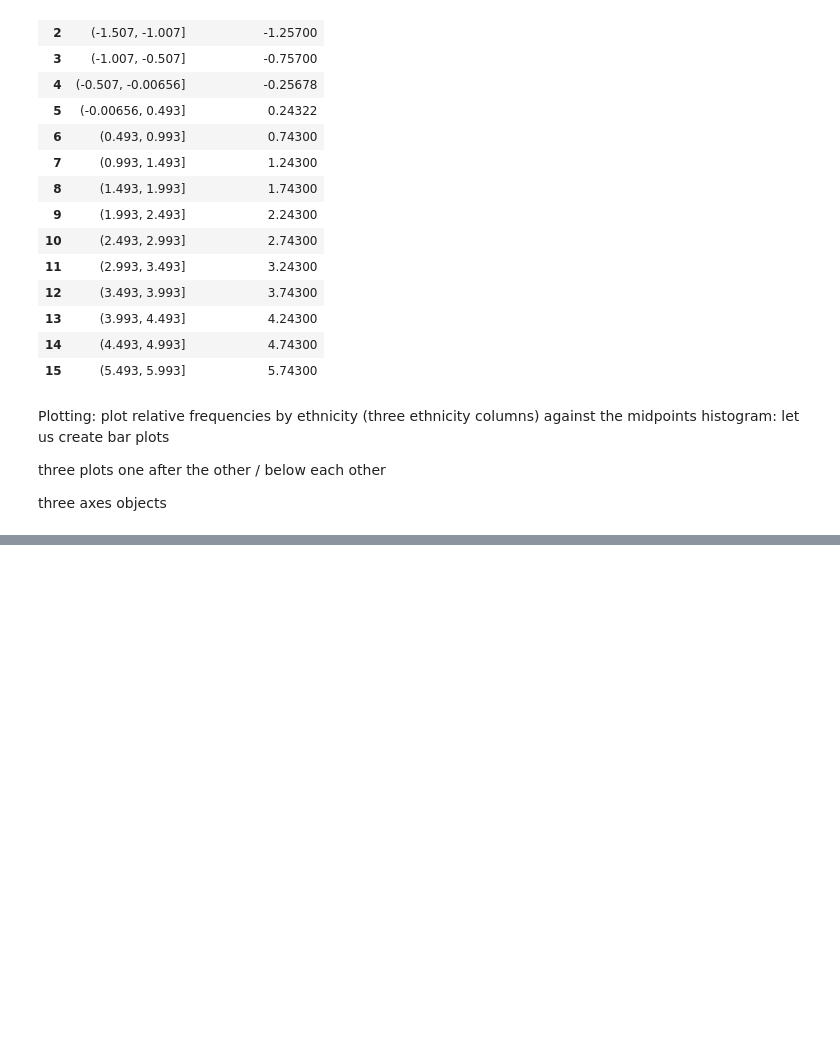
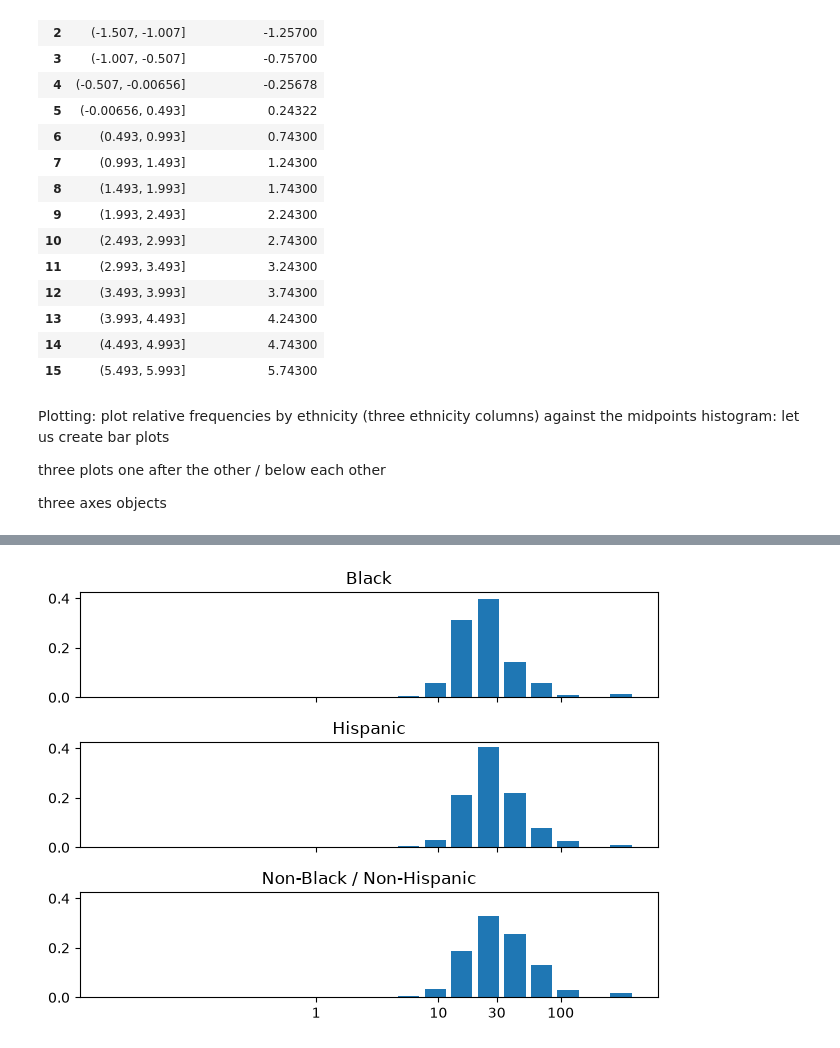
Before and after one commit to danielbgyetvai/data-analytics-python-wise2627, a Jupyter notebook: notebooks/distributions.ipynb, the cells around one changed output, grey strips where cells are left out. Drawn from its saved outputs; the diff is of its cells as text; code cells hidden in the pictures; blank space fills up the shorter version.

```diff
--- a/notebooks/distributions.ipynb
+++ b/notebooks/distributions.ipynb
@@ -375,0 +422,4 @@ Text(0.5, 1.0, 'Black')
+# %%
+# iterate over the three ethnicities
+for ethnicity in ['Black', 'Hispanic', 'Non-Black / Non-Hispanic']:
+    print(ethnicity)
@@ -375,0 +440,26 @@ Text(0.5, 1.0, 'Black')
+# %%
+fig, axs = plt.subplots(nrows=3,
+                        ncols=1,
+                        sharey=True, # same scale for the vertical axis
+                        sharex=True # same scale for the horizontal axis
+                        )
+# what changes from one plot to the other
+# in this case: the only thing that changes: ethnicity, index of the subplot axs[0], axs[1], axs[2]
+for i, ethnicity in enumerate(['Black', 'Hispanic', 'Non-Black / Non-Hispanic']):
+    axs[i].bar(
+        x=ct['log_hpay_bin_mid'],
+        height=ct[ethnicity],
+        width=0.8 * binwidth
+    )
+    axs[i].set_title(ethnicity)
+
+# label the ticks on the horizontal axis
+# for specific values of hourly pay (instead of log hourly pay)
+ticks_labels = [1,10,30,100]
+# the locations should be in logs (because this is how our variable is constructed)
+ticks_locations = np.log(ticks_labels)
+axs[2].set_xticks(ticks=ticks_locations, labels=ticks_labels)
+# call at the very end (without this I had some congestion)
+fig.tight_layout()
+# %% [output]
+[figure, added]
```
Also changed, not shown: parts of 8 cells of this notebook, 1 other file.
